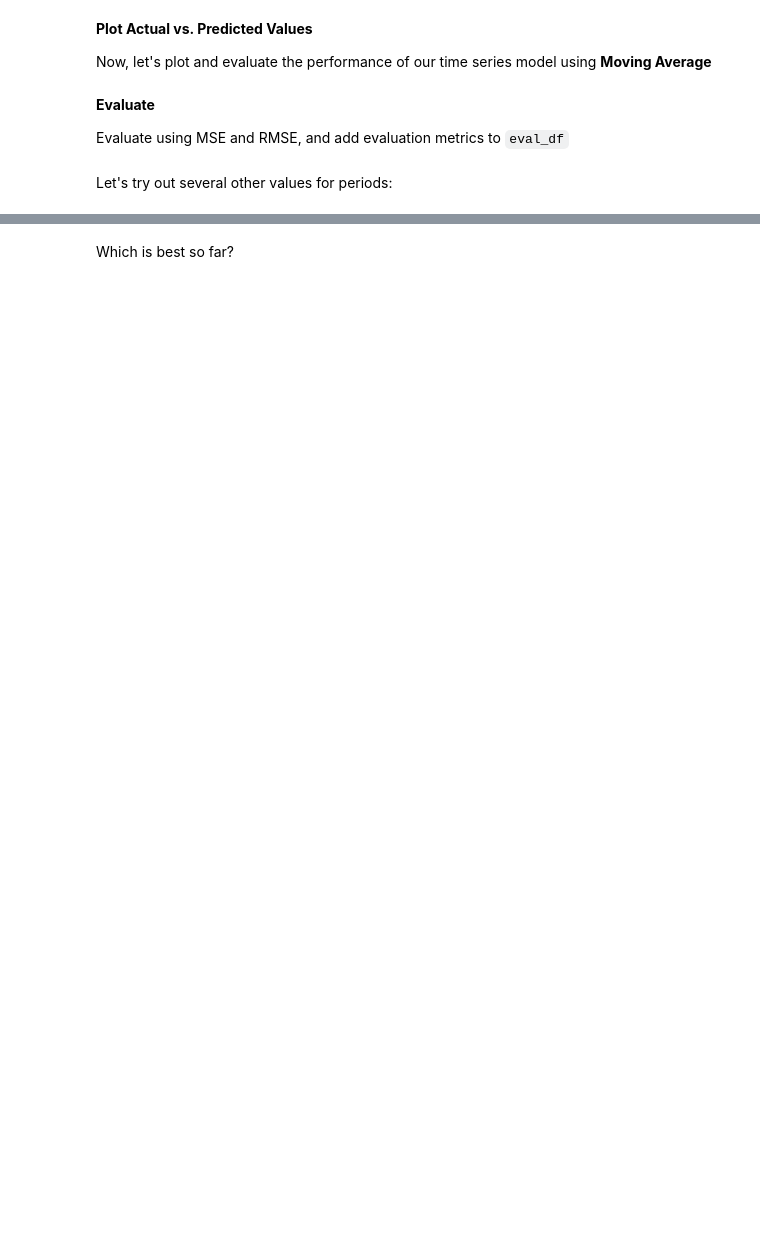
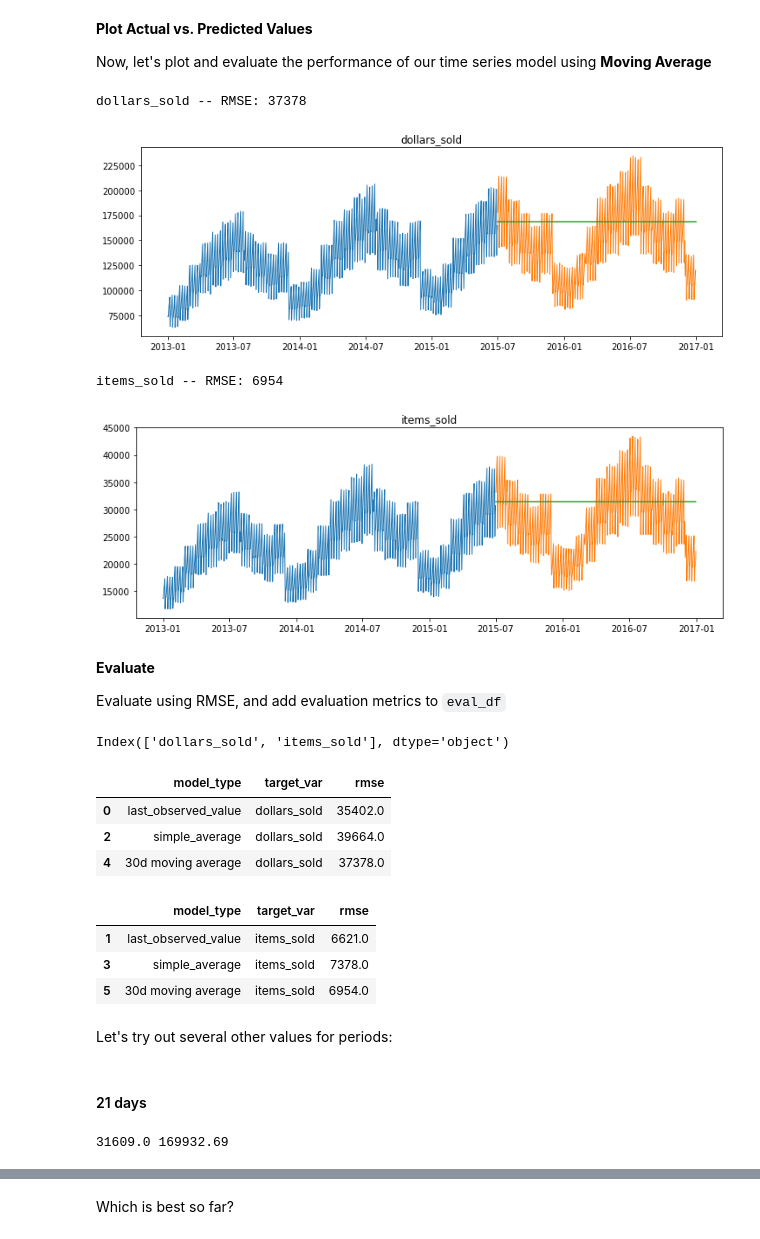
Before and after one commit to Joshua-C-Bryant/time-series-exercises, a Jupyter notebook: modeling-lesson.ipynb, the cells around one changed output, grey strips where cells are left out. Saved outputs shown, nothing was run; the diff lists cells and outputs as text; code cells hidden in the pictures; blank space fills up the shorter version.

```diff
--- a/modeling-lesson.ipynb
+++ b/modeling-lesson.ipynb
@@ -422,7 +443,19 @@ dollars = round(train['dollars_sold'].rolling(period).mean().iloc[-1],2)
 **Plot Actual vs. Predicted Values**
 
 Now, let's plot and evaluate the performance of our time series model using **Moving Average**
+# %%
+for col in train.columns:
+    plot_and_eval(col)
+# %% [output]
+dollars_sold -- RMSE: 37378
+[figure, added]
+items_sold -- RMSE: 6954
+[figure, added]
 # %% [markdown]
 **Evaluate**
 
-Evaluate using MSE and RMSE, and add evaluation metrics to `eval_df`
+Evaluate using RMSE, and add evaluation metrics to `eval_df`
+# %%
+train.columns
+# %% [output]
+Index(['dollars_sold', 'items_sold'], dtype='object')
@@ -429,2 +466,30 @@ Evaluate using MSE and RMSE, and add evaluation metrics to `eval_df`
+# %%
+eval_df[eval_df.target_var == 'dollars_sold']
+# %% [output]
+|  | model_type | target_var | rmse |
+| 0 | last_observed_value | dollars_sold | 35402.0 |
+| 2 | simple_average | dollars_sold | 39664.0 |
+| 4 | 30d moving average | dollars_sold | 37378.0 |
+# %%
+eval_df[eval_df.target_var == 'items_sold']
+# %% [output]
+|  | model_type | target_var | rmse |
+| 1 | last_observed_value | items_sold | 6621.0 |
+| 3 | simple_average | items_sold | 7378.0 |
+| 5 | 30d moving average | items_sold | 6954.0 |
 # %% [markdown]
 Let's try out several other values for periods:
+# %% [markdown]
+#### 21 days
+# %%
+period = 21
+# use the rolling method, take the mean of the last 21 days, and select the last value,
+# i.e. the last day in train. round to 2 decimals
+# do that for each target var
+items = round(train['items_sold'].rolling(period).mean().iloc[-1],0)
+
+dollars = round(train['dollars_sold'].rolling(period).mean().iloc[-1],2)
+
+print(items, dollars)
+# %% [output]
+31609.0 169932.69
```
Also changed, not shown: parts of 40 cells of this notebook.
